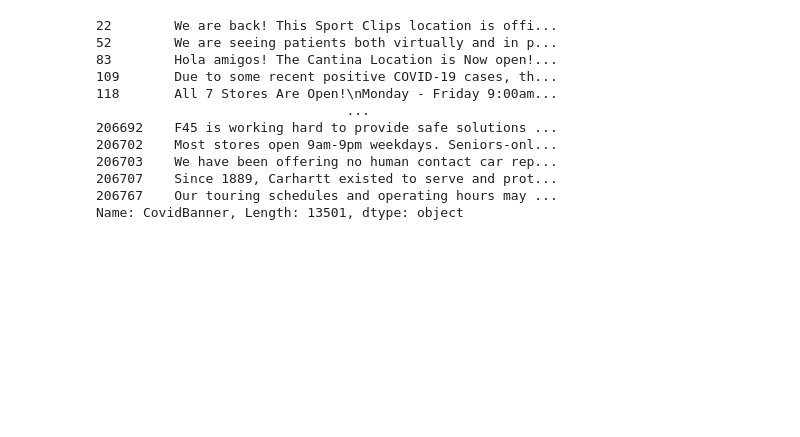
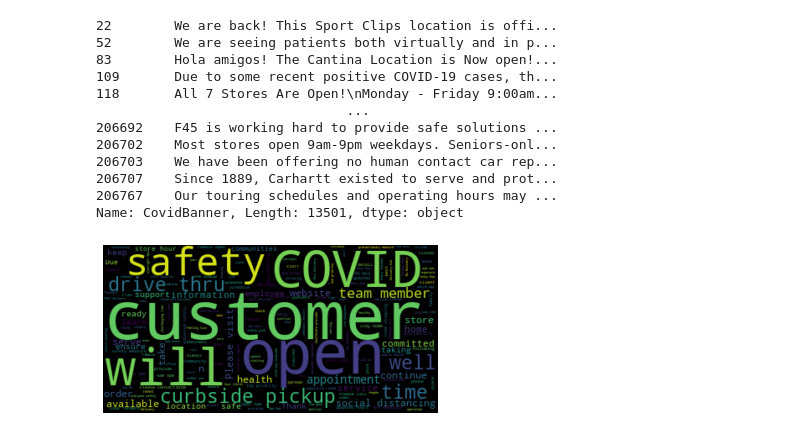
Before and after one commit to linglin0107/AI_Final-Project, a Jupyter notebook: AI_word clouds.ipynb, the cells around one changed output. Saved outputs shown, nothing was run; the diff lists cells and outputs as text; code cells hidden in the pictures; blank space fills up the shorter version.

```diff
--- a/AI_word clouds.ipynb
+++ b/AI_word clouds.ipynb
@@ -104,3 +104,12 @@ yelpState[yelpState['CovidBanner'] != 'FALSE']['CovidBanner'].dropna()
 206707    Since 1889, Carhartt existed to serve and prot...
 206767    Our touring schedules and operating hours may ...
 Name: CovidBanner, Length: 13501, dtype: object
+# %%
+wordcloud = WordCloud().generate(" ".join(   \
+            yelpState[yelpState['CovidBanner'] != 'FALSE'][yelpState['TemporaryClosedUntil'] == 'FALSE']['CovidBanner'].dropna()))
+# Display the generated image:
+plt.imshow(wordcloud, interpolation='bilinear')
+plt.axis("off")
+plt.show()
+# %% [output]
+[figure, added]
```
Also changed, not shown: parts of 1 cell of this notebook, 2 other files.
